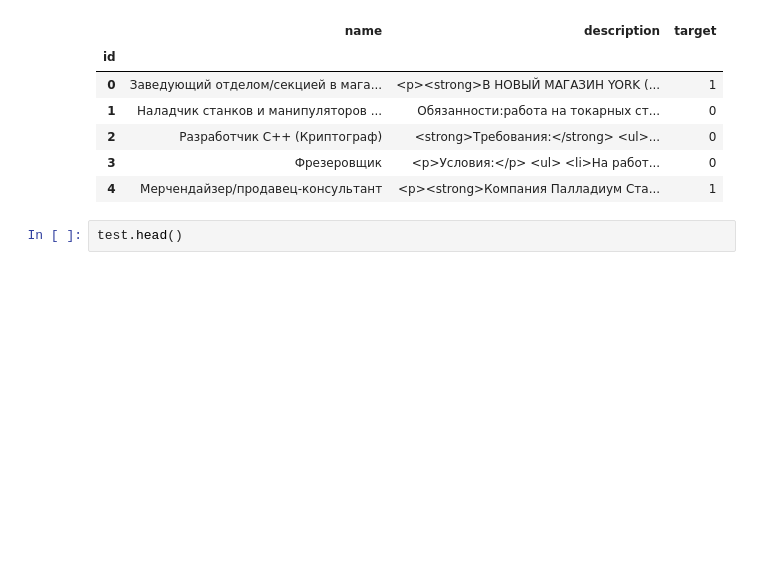
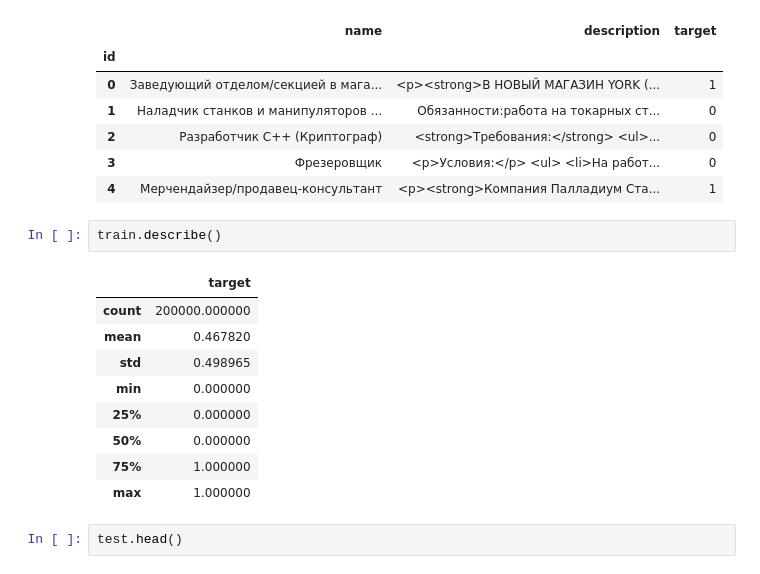
Before and after one commit to vaimr/sfml, a Jupyter notebook: hw_06/hw_06.ipynb, the cells around one changed output. Drawn from its saved outputs; the diff is of its cells as text; blank space fills up the shorter version.

```diff
--- a/hw_06/hw_06.ipynb
+++ b/hw_06/hw_06.ipynb
@@ -24,6 +24,18 @@ train.head()
 | 2 | Разработчик С++ (Криптограф) | <strong>Требования:</strong> <ul>... | 0 |
 | 3 | Фрезеровщик | <p>Условия:</p> <ul> <li>На работ... | 0 |
 | 4 | Мерчендайзер/продавец-консультант | <p><strong>Компания Палладиум Ста... | 1 |
+# %%
+train.describe()
+# %% [output]
+|  | target |
+| count | 200000.000000 |
+| mean | 0.467820 |
+| std | 0.498965 |
+| min | 0.000000 |
+| 25% | 0.000000 |
+| 50% | 0.000000 |
+| 75% | 1.000000 |
+| max | 1.000000 |
 # %%
 test.head()
 # %% [output]
```
Also changed, not shown: parts of 19 cells of this notebook.
